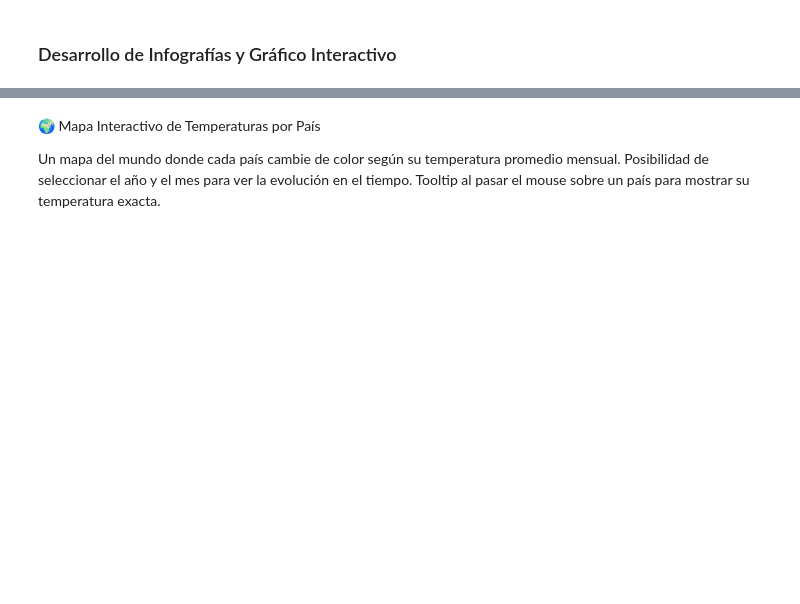
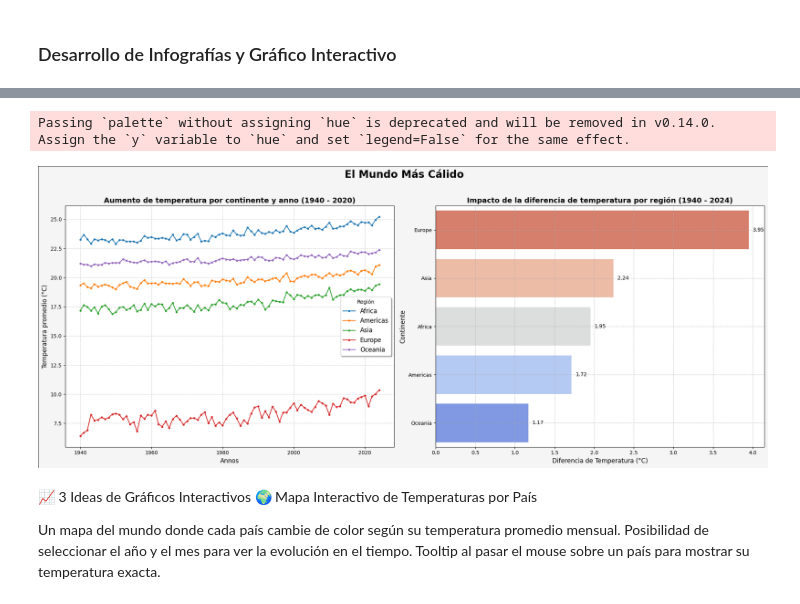
Before and after one commit to Daniela-Toro/80-years-of-change-in-global-temperature, a Jupyter notebook: Toro_Daniela_Code.ipynb, the cells around one changed output, grey strips where cells are left out. Cells and saved outputs as stored; diff of their text form; code cells hidden in the pictures; blank space fills up the shorter version.

```diff
--- a/Toro_Daniela_Code.ipynb
+++ b/Toro_Daniela_Code.ipynb
@@ -198,4 +195,44 @@ plt.show()
+# %%
+fig, axes = plt.subplots(1, 2, figsize=(20, 8))
+fig.suptitle('El Mundo Más Cálido', fontsize=20, fontweight='bold', y=1.02)
+fig.patch.set_facecolor('#f5f5f5')
+
+# Gráfico 1: Aumento de temperatura por región
+df_temp_region = df_temp_country.groupby(['Region', 'Year'])['AVG_daily_surface_temperature'].mean().unstack()
+df_temp_region.T.plot(ax=axes[0], marker = '.', linestyle='-')
+axes[0].set_title('Aumento de temperatura por continente y anno (1940 - 2020)', fontsize=14, fontweight='bold')
+axes[0].set_ylabel('Temperatura promedio (°C)', fontsize=12)
+axes[0].set_xlabel('Annos', fontsize=12)
+axes[0].grid(True, linestyle='--', alpha=0.6)
+axes[0].legend(title='Región', fontsize=12, shadow=True)
+
+# Gráfico 2: Impacto del aumento de la temperatura por Region
+temp_1940 = df_temp_country[df_temp_country['Year'] == 1940].groupby('Region', observed=False)['AVG_daily_surface_temperature'].mean()
+temp_2024 = df_temp_country[df_temp_country['Year'] == 2024].groupby('Region', observed=False)['AVG_daily_surface_temperature'].mean()
+temp_diff = temp_2024 - temp_1940
+temp_diff_sorted = temp_diff.sort_values(ascending=False)
+
+seq_palette = sns.color_palette("coolwarm_r", 5)
+sns.barplot(x=temp_diff_sorted.values, y=temp_diff_sorted.index, palette=seq_palette, ax=axes[1])
+
+for index, value in enumerate(temp_diff_sorted.values):
+    axes[1].text(value + 0.05, index, f'{value:.2f}', va='center', fontsize=10)
+axes[1].set_title('Impacto de la diferencia de temperatura por región (1940 - 2024)', fontsize=14, fontweight='bold')
+axes[1].set_xlabel('Diferencia de Temperatura (°C)', fontsize=12)
+axes[1].set_ylabel('Continente', fontsize=12)
+axes[1].grid(True, linestyle='--', alpha=0.7)
+
+fig.subplots_adjust(hspace=0.3, wspace=0.3)
+fig.patch.set_edgecolor('black')
+fig.patch.set_linewidth(0.5)
+fig.tight_layout()
+
+plt.show()
+# %% [output]
+Passing `palette` without assigning `hue` is deprecated and will be removed in v0.14.0. Assign the `y` variable to `hue` and set `legend=False` for the same effect.
+[figure, added]
 # %% [markdown]
+📈 3 Ideas de Gráficos Interactivos
 🌍 Mapa Interactivo de Temperaturas por País
 
 Un mapa del mundo donde cada país cambie de color según su temperatura promedio mensual. Posibilidad de seleccionar el año y el mes para ver la evolución en el tiempo. Tooltip al pasar el mouse sobre un país para mostrar su temperatura exacta.
```
Also changed, not shown: parts of 15 cells of this notebook.
